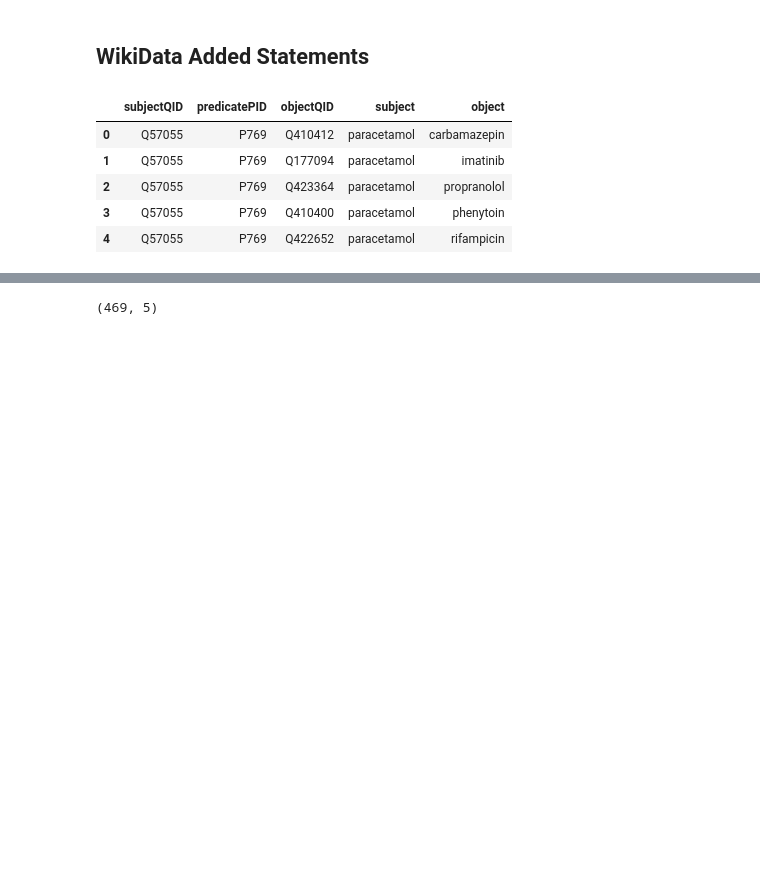
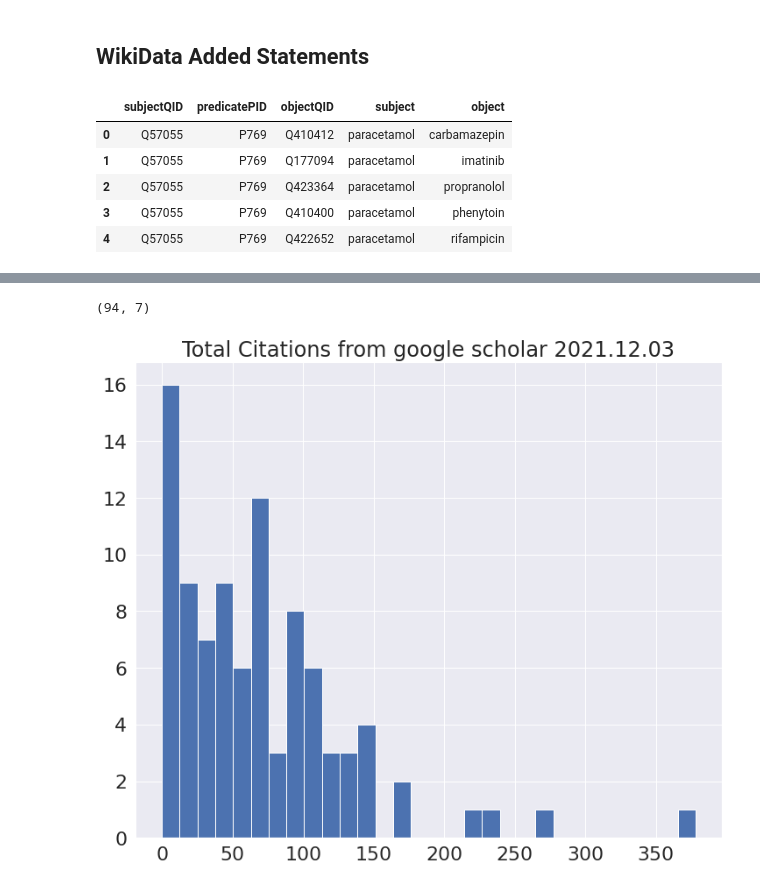
Before and after one commit to gtsueng/GeneWikiReviewSummary, a Jupyter notebook: results/Genewiki_data_misc.ipynb, the cells around one changed output, grey strips where cells are left out. Cells and saved outputs as stored; diff of their text form; code cells hidden in the pictures; blank space fills up the shorter version.

Commit message:
Added Citations and used the updated wikidata statements table. NOTE: There are FEWER wikidata statements in the current table than the previous dataset.

```diff
--- a/results/Genewiki_data_misc.ipynb
+++ b/results/Genewiki_data_misc.ipynb
@@ -290,0 +302,4 @@ wd_statements_info.head()
+# %%
+filename = "article_citations.tsv"
+# %%
+citations = pd.read_csv(filename, sep="\t").drop(labels=["Unnamed: 0"], axis=1)
@@ -291,4 +315,8 @@ wd_statements_info.head()
 # %%
-wd_statements_info.shape
+citations.shape
 # %% [output]
-(469, 5)
+(94, 7)
+# %%
+citation_hist = citations[["Total Citations from google scholar 2021.12.03"]].hist(bins=30)
+# %% [output]
+[figure, added]
```
Also changed, not shown: parts of 7 cells of this notebook.
